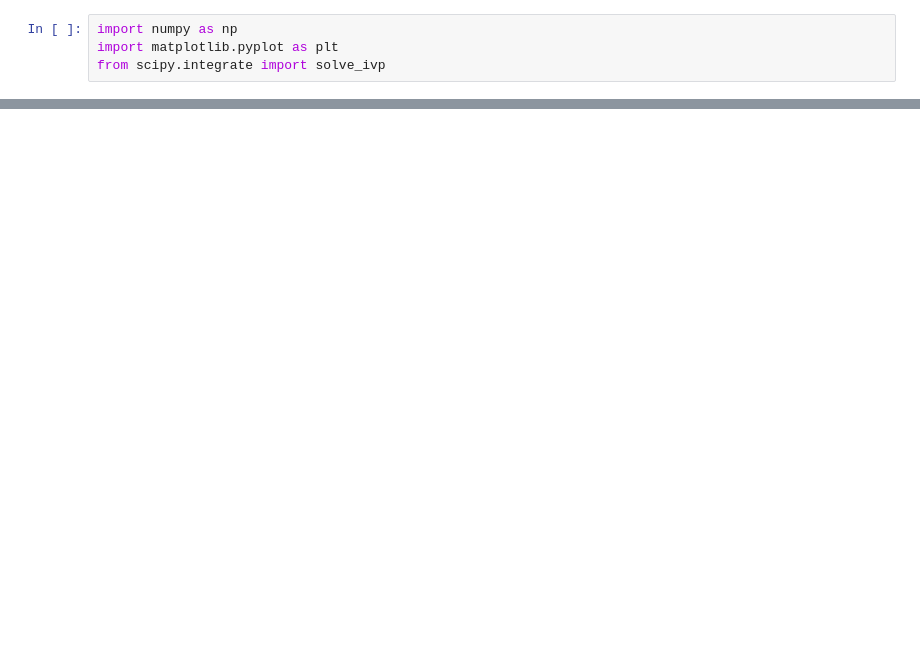
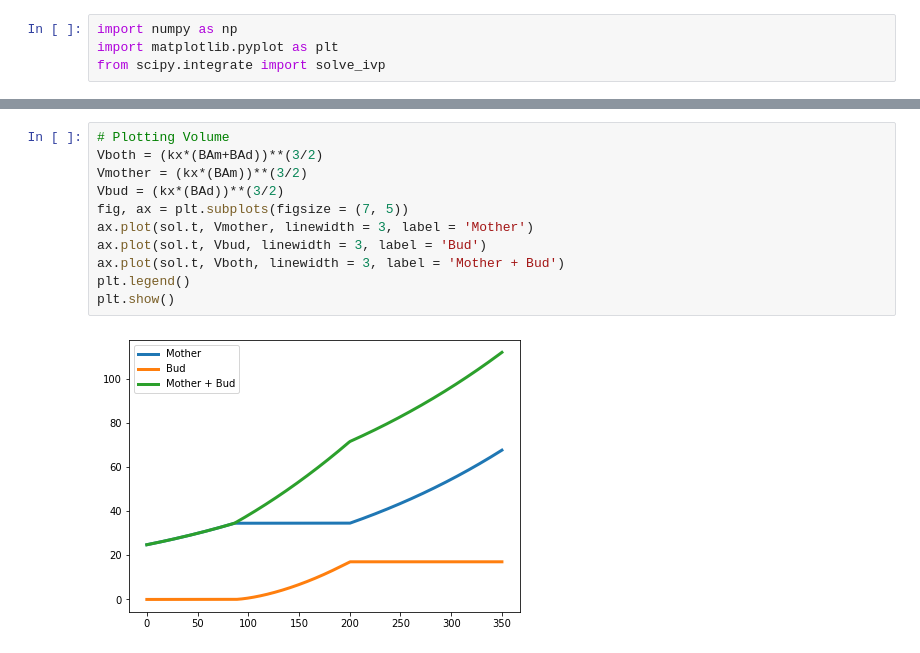
Before and after one commit to GustavKS/Fachkurs_Projekt, a Jupyter notebook: main.ipynb, the cells around one changed output, grey strips where cells are left out. Saved outputs shown, nothing was run; the diff lists cells and outputs as text; blank space fills up the shorter version.

```diff
--- a/main.ipynb
+++ b/main.ipynb
@@ -72,0 +96,13 @@ plt.show()
+# %%
+# Plotting Volume
+Vboth = (kx*(BAm+BAd))**(3/2)
+Vmother = (kx*(BAm))**(3/2)
+Vbud = (kx*(BAd))**(3/2)
+fig, ax = plt.subplots(figsize = (7, 5))
+ax.plot(sol.t, Vmother, linewidth = 3, label = 'Mother')
+ax.plot(sol.t, Vbud, linewidth = 3, label = 'Bud')
+ax.plot(sol.t, Vboth, linewidth = 3, label = 'Mother + Bud')
+plt.legend()
+plt.show()
+# %% [output]
+[figure, added]
```
Also changed, not shown: parts of 6 cells of this notebook.
